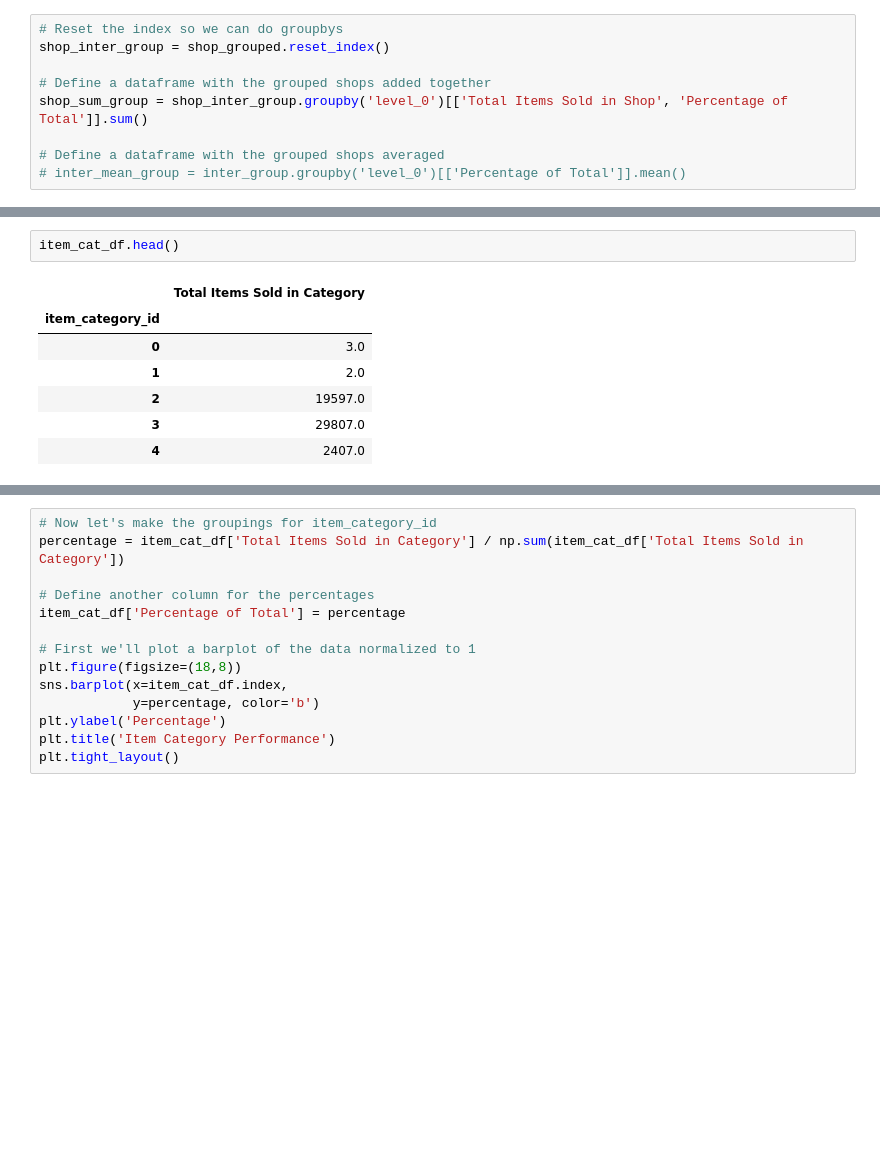
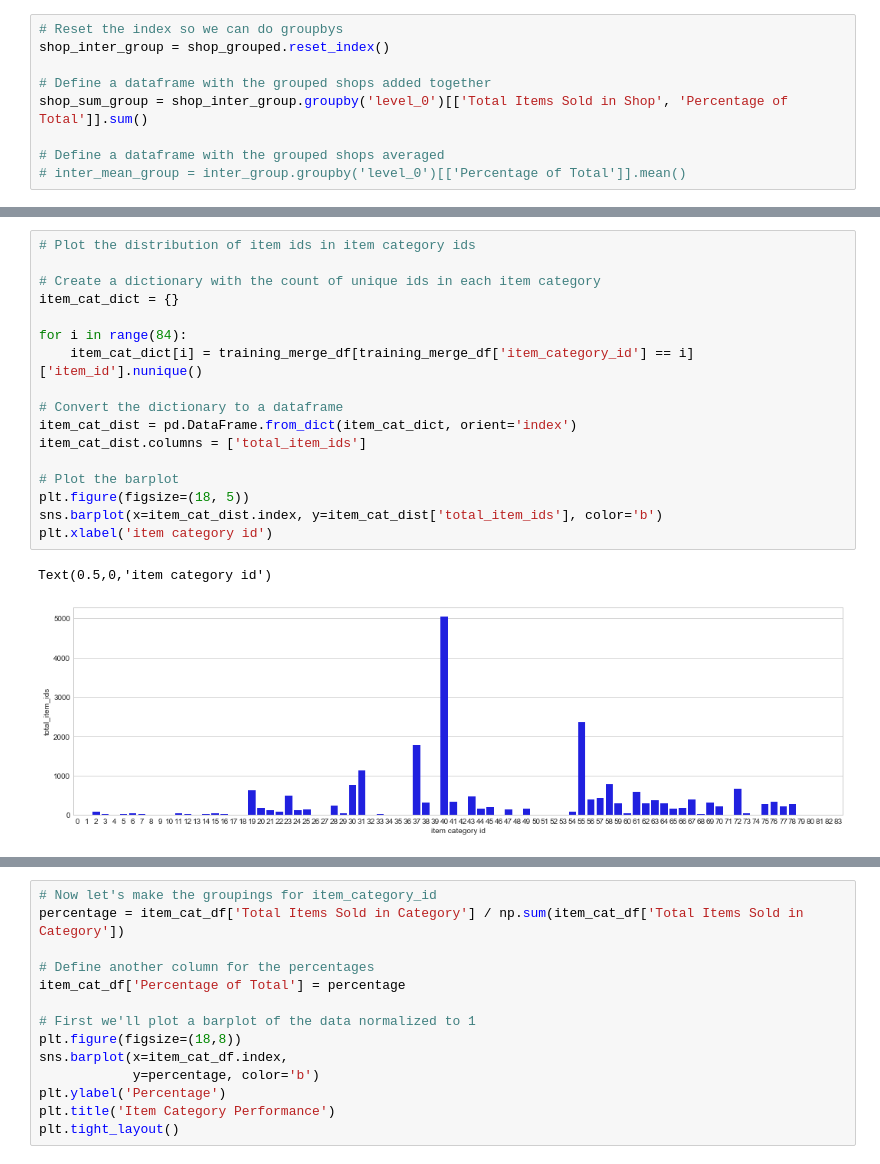
Before and after one commit to huynhe/Kaggle-Predict-Future-Sales, a Jupyter notebook: Data Capstone Project 1 Machine Learning.ipynb, the cells around one changed output, grey strips where cells are left out. Saved outputs shown, nothing was run; the diff lists cells and outputs as text; blank space fills up the shorter version.

```diff
--- a/Data Capstone Project 1 Machine Learning.ipynb
+++ b/Data Capstone Project 1 Machine Learning.ipynb
@@ -413,10 +384,20 @@ T-score between Group 3 and Group 4: Ttest_indResult(statistic=-6.76695528893720
-# %%
-item_cat_df.head()
-# %% [output]
-|  | Total Items Sold in Category |
-| item_category_id |  |
-| 0 | 3.0 |
-| 1 | 2.0 |
-| 2 | 19597.0 |
-| 3 | 29807.0 |
-| 4 | 2407.0 |
+# %%
+# Plot the distribution of item ids in item category ids
+
+# Create a dictionary with the count of unique ids in each item category
+item_cat_dict = {}
+
+for i in range(84):
+    item_cat_dict[i] = training_merge_df[training_merge_df['item_category_id'] == i]['item_id'].nunique()
+
+# Convert the dictionary to a dataframe
+item_cat_dist = pd.DataFrame.from_dict(item_cat_dict, orient='index')
+item_cat_dist.columns = ['total_item_ids']
+
+# Plot the barplot
+plt.figure(figsize=(18, 5))
+sns.barplot(x=item_cat_dist.index, y=item_cat_dist['total_item_ids'], color='b')
+plt.xlabel('item category id')
+# %% [output]
+Text(0.5,0,'item category id')
+[figure, added]
```
Also changed, not shown: parts of 40 cells of this notebook.
